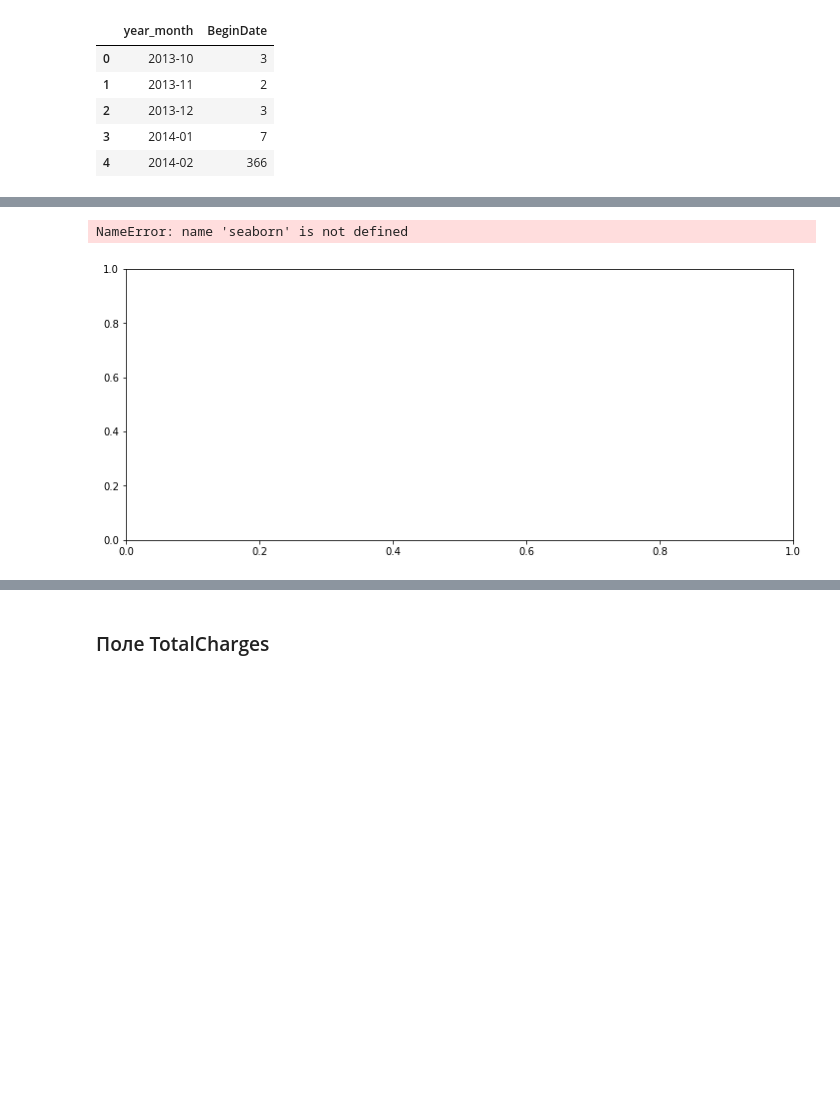
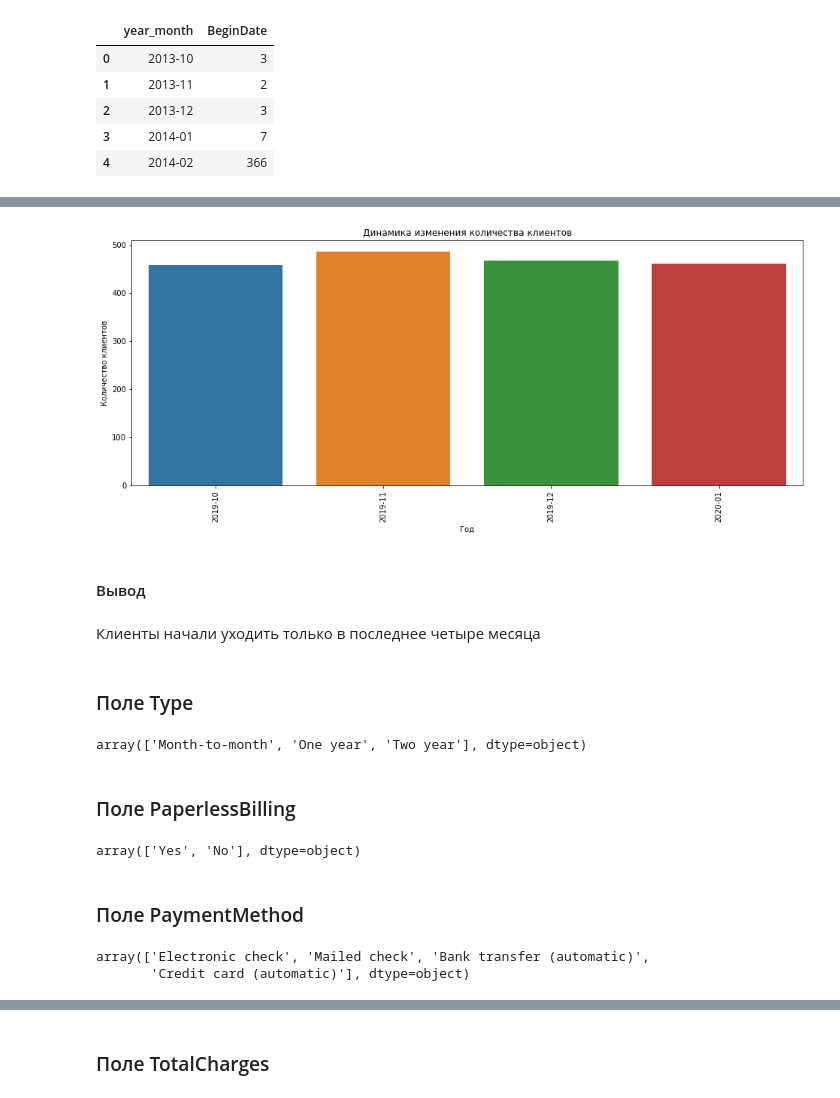
Before and after one commit to Chularev/study_cv, a Jupyter notebook: notebook.ipynb, the cells around one changed output, grey strips where cells are left out. Cells and saved outputs as stored; diff of their text form; code cells hidden in the pictures; blank space fills up the shorter version.

```diff
--- a/notebook.ipynb
+++ b/notebook.ipynb
@@ -255,6 +255,36 @@ time_series.reset_index()
-# %%
-fig, ax = plt.subplots(figsize=(12,5))
-seaborn.boxplot(ts.index.dayofyear, ts, ax=ax)
-# %% [output]
-NameError: name 'seaborn' is not defined
-[figure, removed]
+# %%
+fig , ax = plt.subplots(figsize=(16,6))
+sns.barplot(x=time_series['year_month'], y=time_series['EndDate'])
+
+plt.xticks(rotation='vertical')
+
+plt.xlabel('Год')
+plt.ylabel('Количество клиентов')
+plt.title('Динамика изменения количества клиентов')
+
+plt.show(fig)
+# %% [output]
+[figure, added]
+# %% [markdown]
+#### Вывод
+# %% [markdown]
+Клиенты начали уходить только в последнее четыре месяца
+# %% [markdown]
+### Поле Type
+# %%
+contract['Type'].unique()
+# %% [output]
+array(['Month-to-month', 'One year', 'Two year'], dtype=object)
+# %% [markdown]
+### Поле PaperlessBilling
+# %%
+contract['PaperlessBilling'].unique()
+# %% [output]
+array(['Yes', 'No'], dtype=object)
+# %% [markdown]
+### Поле PaymentMethod
+# %%
+contract['PaymentMethod'].unique()
+# %% [output]
+array(['Electronic check', 'Mailed check', 'Bank transfer (automatic)',
+       'Credit card (automatic)'], dtype=object)
```
Also changed, not shown: parts of 18 cells of this notebook.
